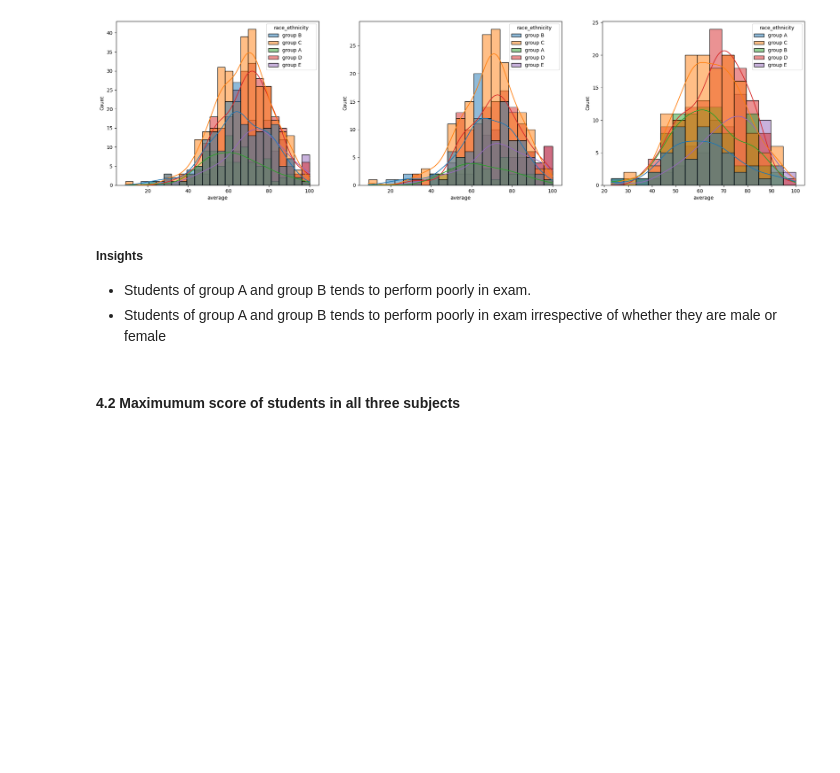
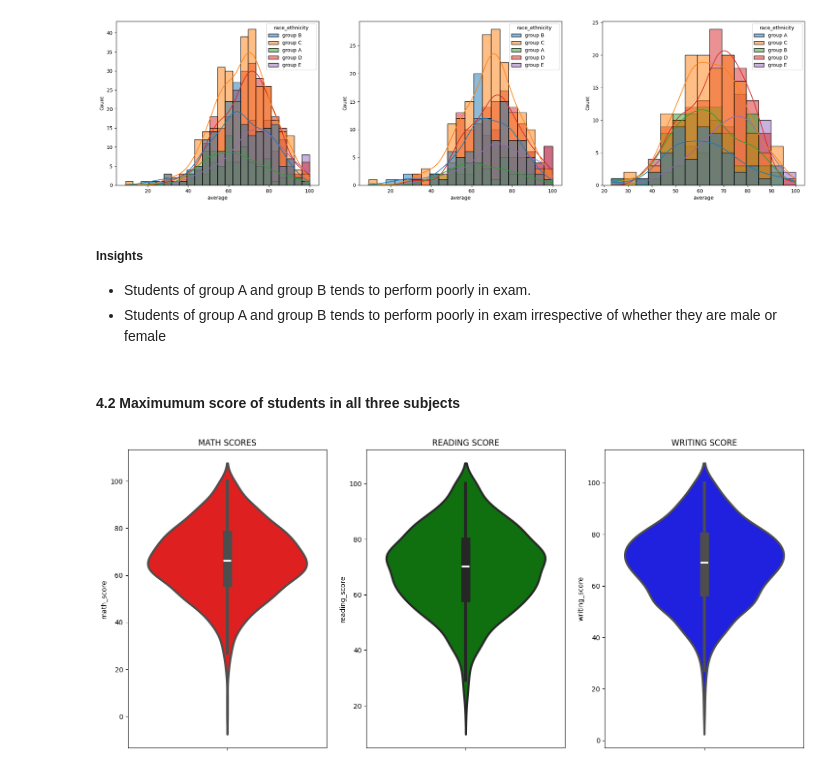
Before and after one commit to 1rishu0/Student-Performance-Indicator, a Jupyter notebook: notebook/1. EDA STUDENT PERFORMANCE.ipynb, the cells around one changed output. Cells and saved outputs as stored; diff of their text form; code cells hidden in the pictures; blank space fills up the shorter version.

```diff
--- a/notebook/1. EDA STUDENT PERFORMANCE.ipynb
+++ b/notebook/1. EDA STUDENT PERFORMANCE.ipynb
@@ -360,3 +360,20 @@ plt.show()
 - Students of group A and group B tends to perform poorly in exam irrespective of whether they are male or female
 # %% [markdown]
 #### 4.2 Maximumum score of students in all three subjects
+# %%
+plt.figure(figsize=(18,8))
+plt.subplot(1,3,1)
+plt.title("MATH SCORES")
+sns.violinplot(data=df,y='math_score',color='red',linewidth=3)
+
+plt.subplot(1,3,2)
+sns.violinplot(data=df,y='reading_score',color='green',linewidth=3)
+plt.title("READING SCORE")
+
+plt.subplot(1,3,3)
+plt.title("WRITING SCORE")
+sns.violinplot(data=df,y='writing_score',color='blue',linewidth=3)
+
+plt.show()
+# %% [output]
+[figure, added]
```
Also changed, not shown: parts of 20 cells of this notebook.
